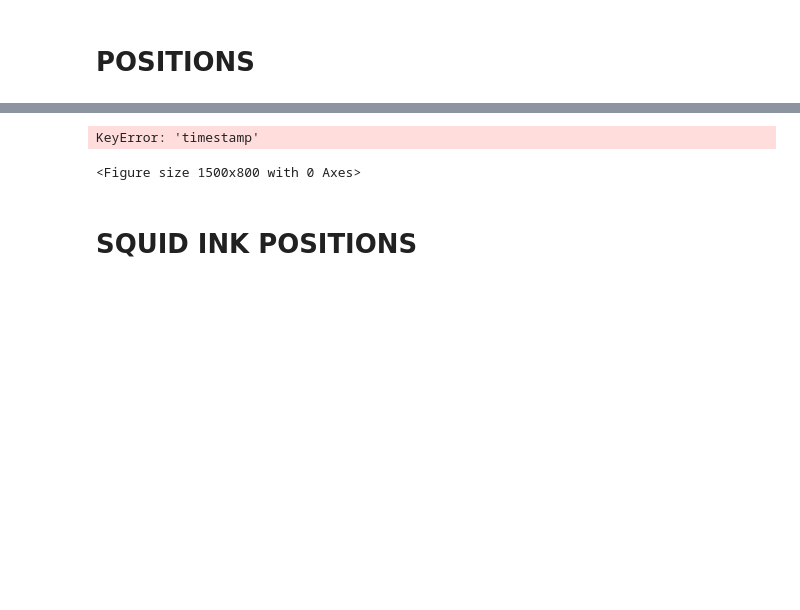
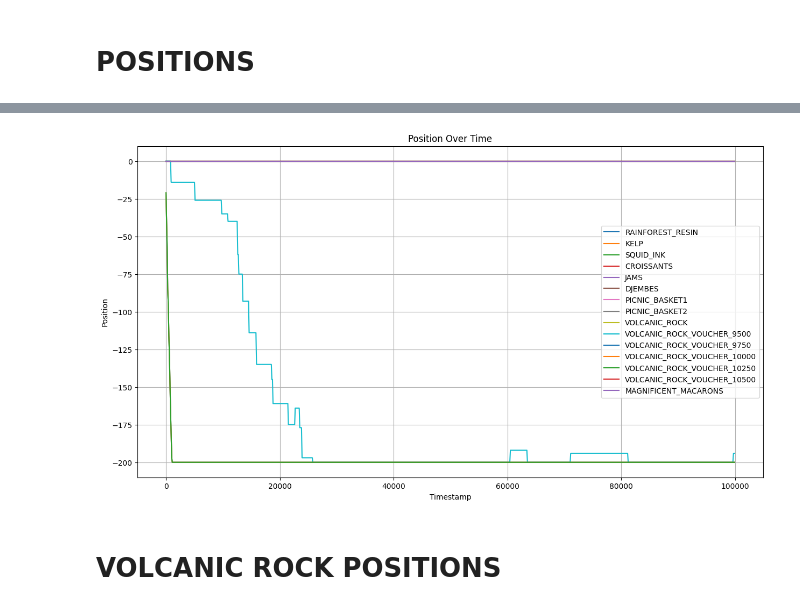
Before and after one commit to shank959/prosperity-imc25, a Jupyter notebook: rounds/round5/eda/round_5_log_eda.ipynb, the cells around one changed output, grey strips where cells are left out. Cells and saved outputs as stored; diff of their text form; code cells hidden in the pictures; blank space fills up the shorter version.

```diff
--- a/rounds/round5/eda/round_5_log_eda.ipynb
+++ b/rounds/round5/eda/round_5_log_eda.ipynb
@@ -139,16 +139,15 @@ product_dict["RAINFOREST_RESIN"]["order_book"].head(10)
 # %%
 plt.figure(figsize=(15, 8))
 
-for product, df in product_dict.items():
+for product, dict in product_dict.items():
     # Plot position
-    plt.plot(df['timestamp'], df['position'], label=product)
+    plt.plot(dict['order_book']['timestamp'], dict['order_book']['position'], label=product)
     plt.xlabel('Timestamp')
     plt.ylabel('Position')
     plt.title('Position Over Time')
     plt.legend()
     plt.grid()
 # %% [output]
-KeyError: 'timestamp'
-<Figure size 1500x800 with 0 Axes>
+[figure, added]
 # %% [markdown]
-# SQUID INK POSITIONS
+# VOLCANIC ROCK POSITIONS
```
Also changed, not shown: parts of 6 cells of this notebook, 2 other files.
